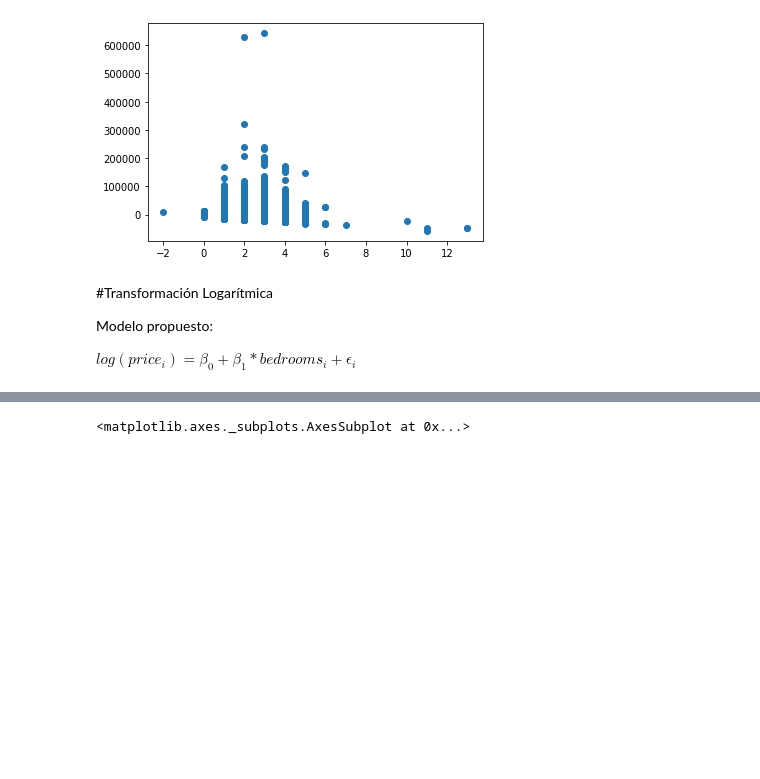
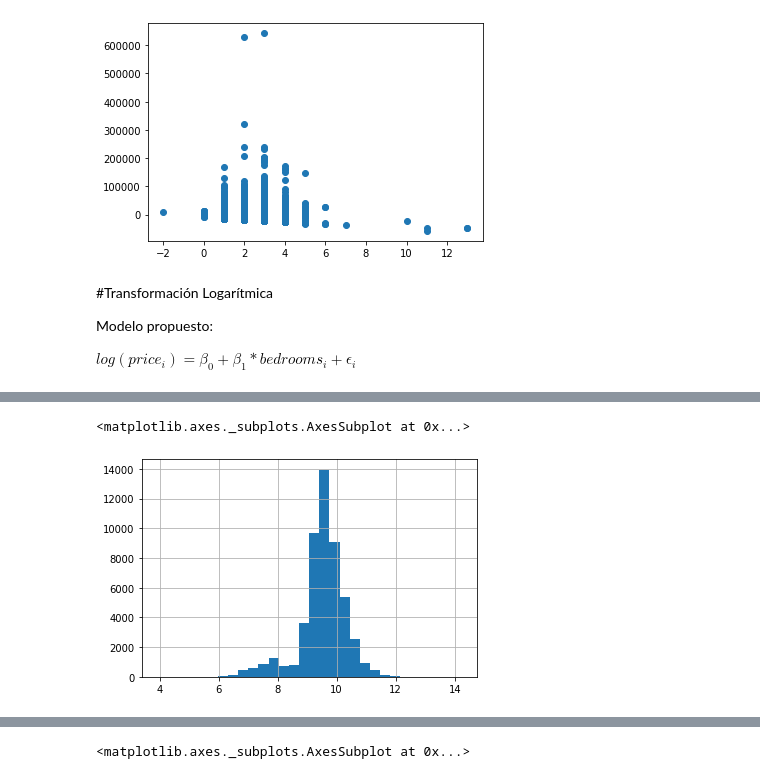
Before and after one commit to rpasquini/metodos_cuantitativos_2021, a Jupyter notebook: OLS_3_Transformaciones_Dummies_RegMultiple.ipynb, the cells around one changed output, grey strips where cells are left out. Saved outputs shown, nothing was run; the diff lists cells and outputs as text; code cells hidden in the pictures; blank space fills up the shorter version.

```diff
--- a/OLS_3_Transformaciones_Dummies_RegMultiple.ipynb
+++ b/OLS_3_Transformaciones_Dummies_RegMultiple.ipynb
@@ -134,0 +235,7 @@ $log(price_i)=\beta_0+\beta_1*bedrooms_i+\epsilon_i$
+# %%
+departamentos['logprice']=np.log(departamentos.price)
+# %%
+departamentos.logprice.hist(bins=30)
+# %% [output]
+<matplotlib.axes._subplots.AxesSubplot at 0x...>
+[figure, added]
```
Also changed, not shown: parts of 35 cells of this notebook.
